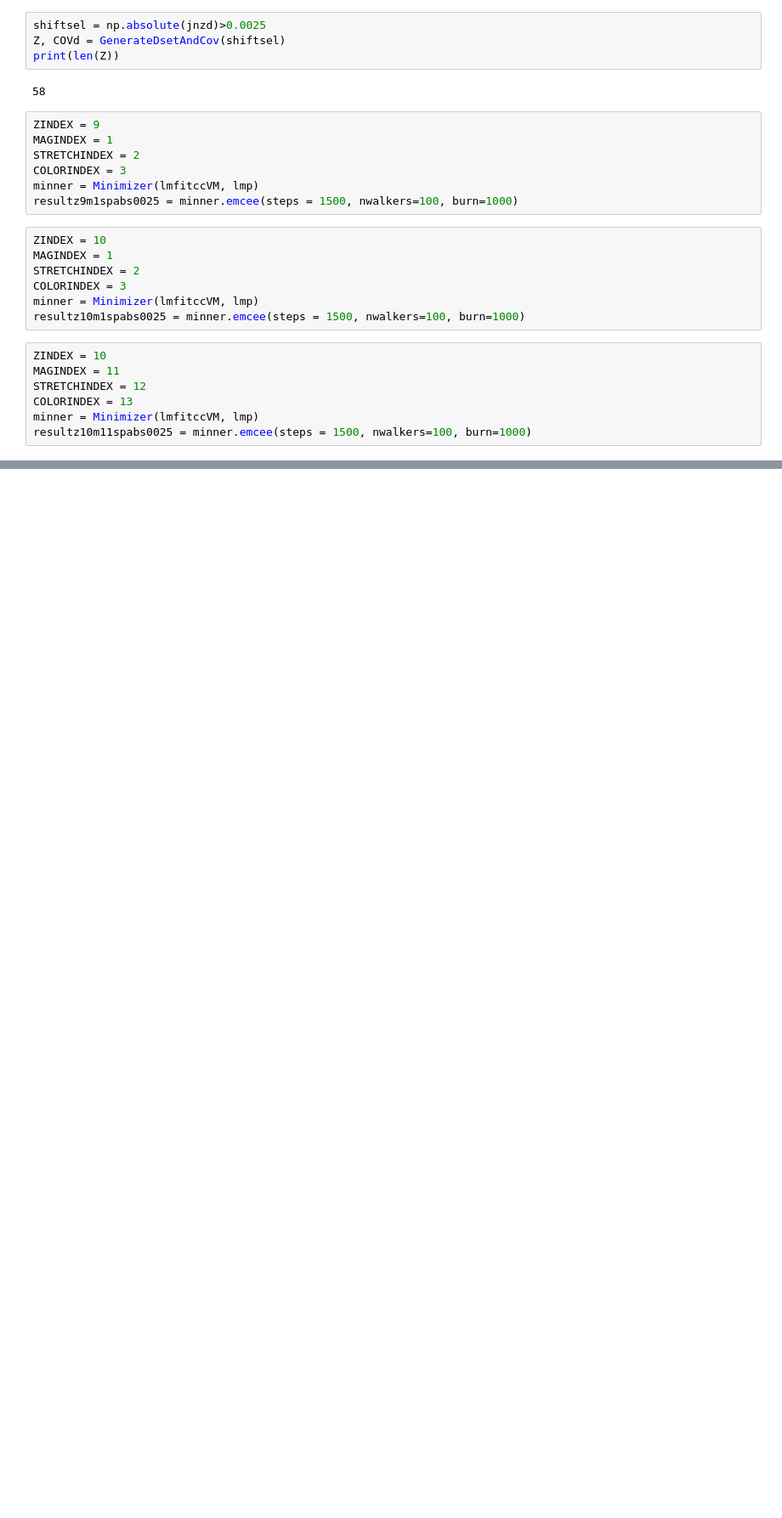
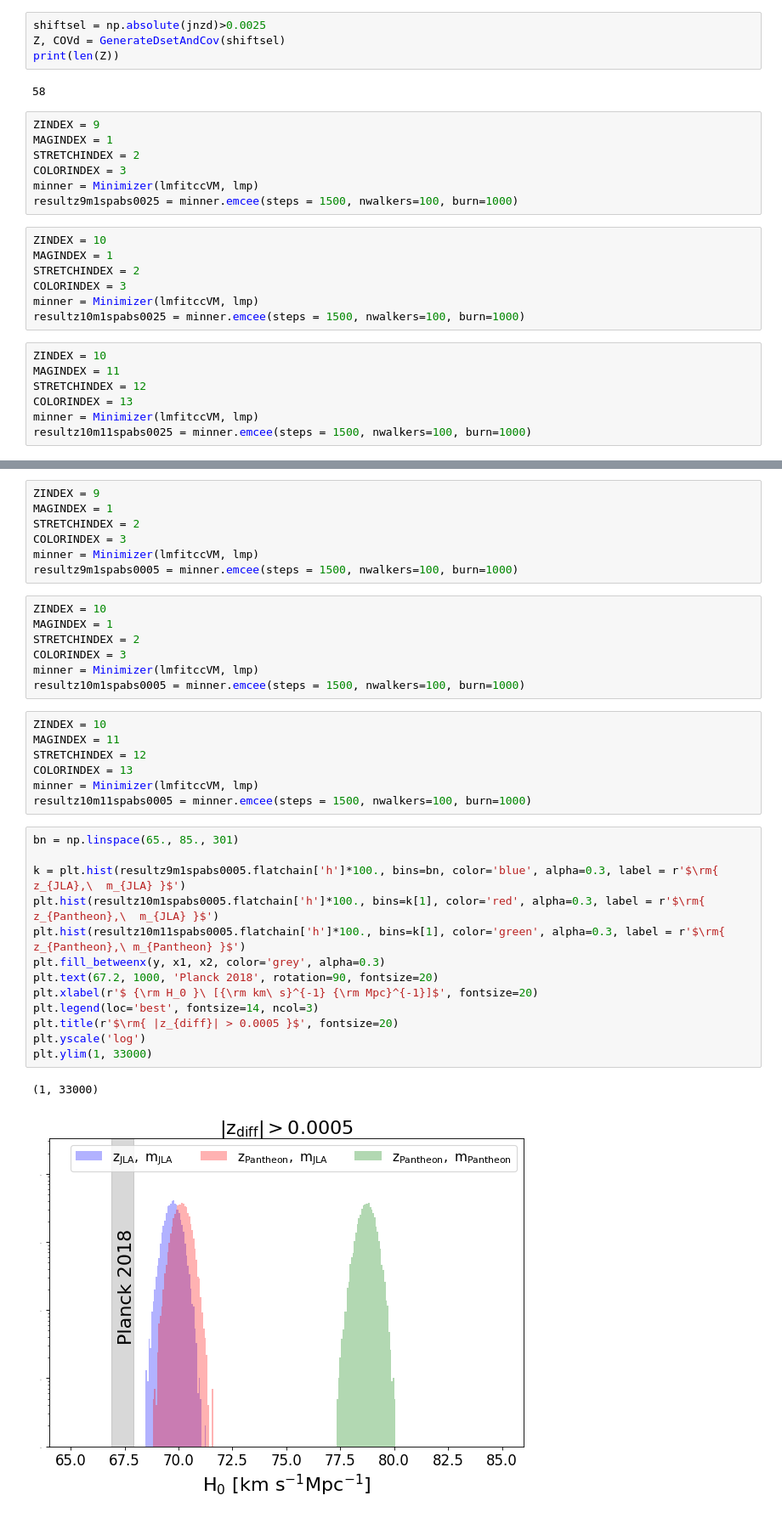
Before and after one commit to rameez3333/SN1aDataandH0, a Jupyter notebook: H0Measurements.ipynb, the cells around one changed output, grey strips where cells are left out. Shown at 85% size. Drawn from its saved outputs; the diff is of its cells as text; blank space fills up the shorter version.

```diff
--- a/H0Measurements.ipynb
+++ b/H0Measurements.ipynb
@@ -680,0 +663,37 @@ plt.ylim(0, 4400)
+# %%
+ZINDEX = 9
+MAGINDEX = 1
+STRETCHINDEX = 2
+COLORINDEX = 3
+minner = Minimizer(lmfitccVM, lmp)
+resultz9m1spabs0005 = minner.emcee(steps = 1500, nwalkers=100, burn=1000)
+# %%
+ZINDEX = 10
+MAGINDEX = 1
+STRETCHINDEX = 2
+COLORINDEX = 3
+minner = Minimizer(lmfitccVM, lmp)
+resultz10m1spabs0005 = minner.emcee(steps = 1500, nwalkers=100, burn=1000)
+# %%
+ZINDEX = 10
+MAGINDEX = 11
+STRETCHINDEX = 12
+COLORINDEX = 13
+minner = Minimizer(lmfitccVM, lmp)
+resultz10m11spabs0005 = minner.emcee(steps = 1500, nwalkers=100, burn=1000)
+# %%
+bn = np.linspace(65., 85., 301)
+
+k = plt.hist(resultz9m1spabs0005.flatchain['h']*100., bins=bn, color='blue', alpha=0.3, label = r'$\rm{ z_{JLA},\  m_{JLA} }$')
+plt.hist(resultz10m1spabs0005.flatchain['h']*100., bins=k[1], color='red', alpha=0.3, label = r'$\rm{ z_{Pantheon},\  m_{JLA} }$')
+plt.hist(resultz10m11spabs0005.flatchain['h']*100., bins=k[1], color='green', alpha=0.3, label = r'$\rm{ z_{Pantheon},\ m_{Pantheon} }$')
+plt.fill_betweenx(y, x1, x2, color='grey', alpha=0.3)
+plt.text(67.2, 1000, 'Planck 2018', rotation=90, fontsize=20)
+plt.xlabel(r'$ {\rm H_0 }\ [{\rm km\ s}^{-1} {\rm Mpc}^{-1}]$', fontsize=20)
+plt.legend(loc='best', fontsize=14, ncol=3)
+plt.title(r'$\rm{ |z_{diff}| > 0.0005 }$', fontsize=20)
+plt.yscale('log')
+plt.ylim(1, 33000)
+# %% [output]
+(1, 33000)
+[figure, added]
```
Also changed, not shown: parts of 29 cells of this notebook.
